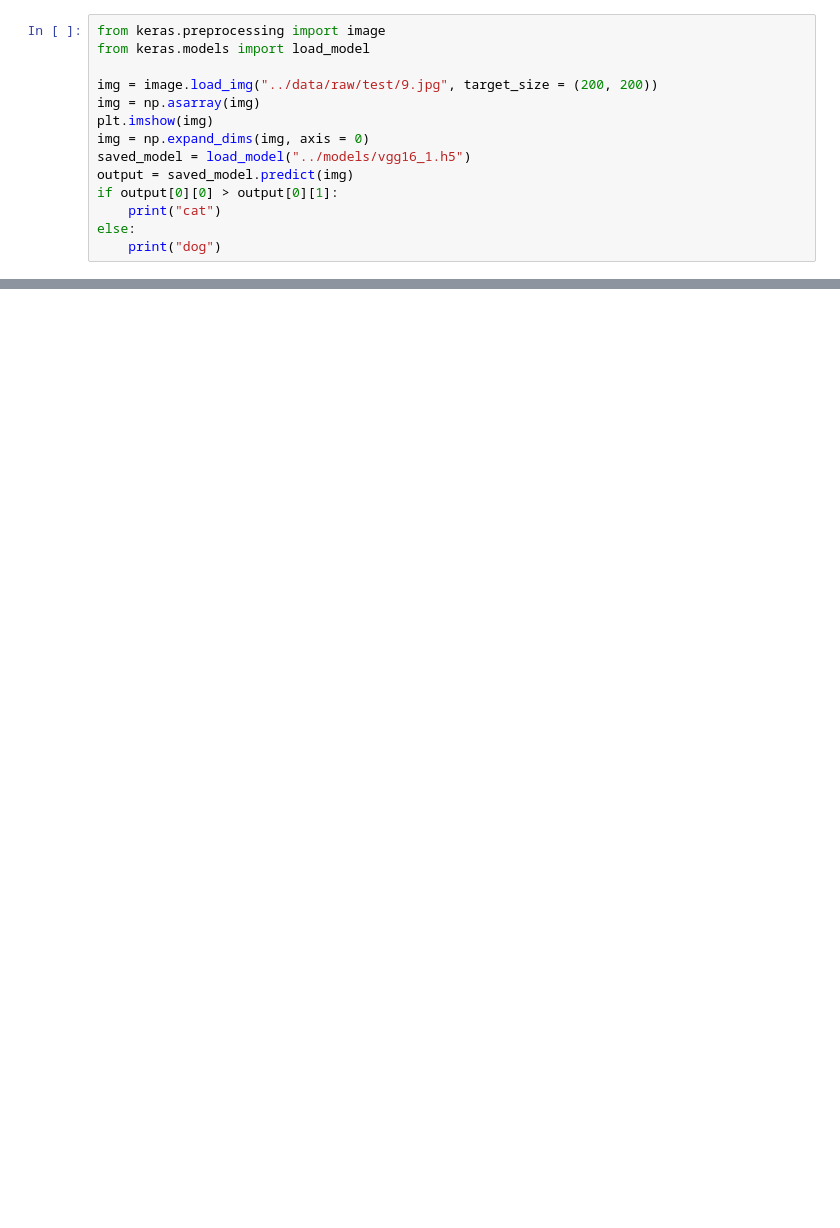
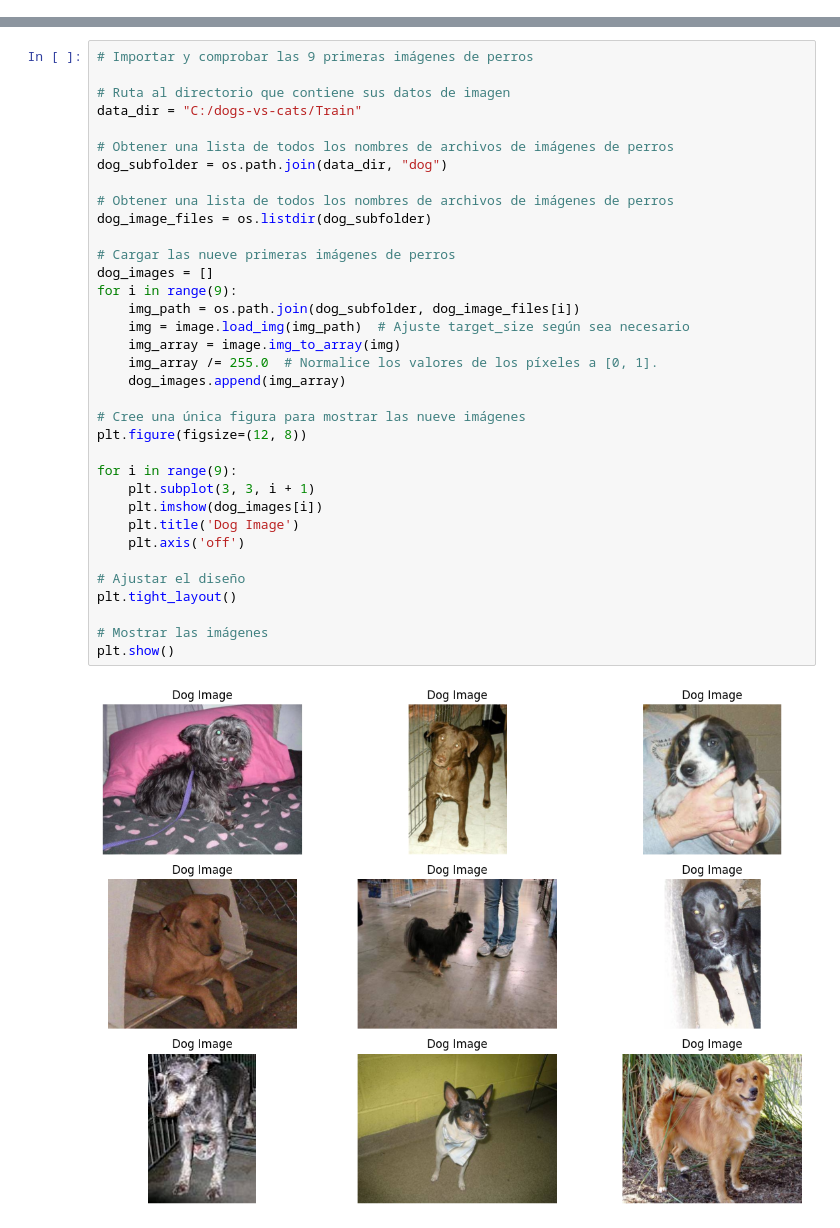
Before and after one commit to pjpena19/DEEP_LEARNING, a Jupyter notebook: explore.ipynb, the cells around one changed output, grey strips where cells are left out. Drawn from its saved outputs; the diff is of its cells as text; blank space fills up the shorter version.

```diff
--- a/explore.ipynb
+++ b/explore.ipynb
@@ -216,14 +0,0 @@ Intenta predecir las imágenes
-# %%
-from keras.preprocessing import image
-from keras.models import load_model
-
-img = image.load_img("../data/raw/test/9.jpg", target_size = (200, 200))
-img = np.asarray(img)
-plt.imshow(img)
-img = np.expand_dims(img, axis = 0)
-saved_model = load_model("../models/vgg16_1.h5")
-output = saved_model.predict(img)
-if output[0][0] > output[0][1]:
-    print("cat")
-else:
-    print("dog")
@@ -229,0 +34,37 @@ else:
+# %%
+# Importar y comprobar las 9 primeras imágenes de perros
+
+# Ruta al directorio que contiene sus datos de imagen
+data_dir = "C:/dogs-vs-cats/Train"
+
+# Obtener una lista de todos los nombres de archivos de imágenes de perros
+dog_subfolder = os.path.join(data_dir, "dog")
+
+# Obtener una lista de todos los nombres de archivos de imágenes de perros
+dog_image_files = os.listdir(dog_subfolder)
+
+# Cargar las nueve primeras imágenes de perros
+dog_images = []
+for i in range(9):
+    img_path = os.path.join(dog_subfolder, dog_image_files[i])
+    img = image.load_img(img_path)  # Ajuste target_size según sea necesario
+    img_array = image.img_to_array(img)
+    img_array /= 255.0  # Normalice los valores de los píxeles a [0, 1].
+    dog_images.append(img_array)
+
+# Cree una única figura para mostrar las nueve imágenes
+plt.figure(figsize=(12, 8))
+
+for i in range(9):
+    plt.subplot(3, 3, i + 1)
+    plt.imshow(dog_images[i])
+    plt.title('Dog Image')
+    plt.axis('off')
+
+# Ajustar el diseño
+plt.tight_layout()
+
+# Mostrar las imágenes
+plt.show()
+# %% [output]
+[figure, added]
```
Also changed, not shown: parts of 37 cells of this notebook.
